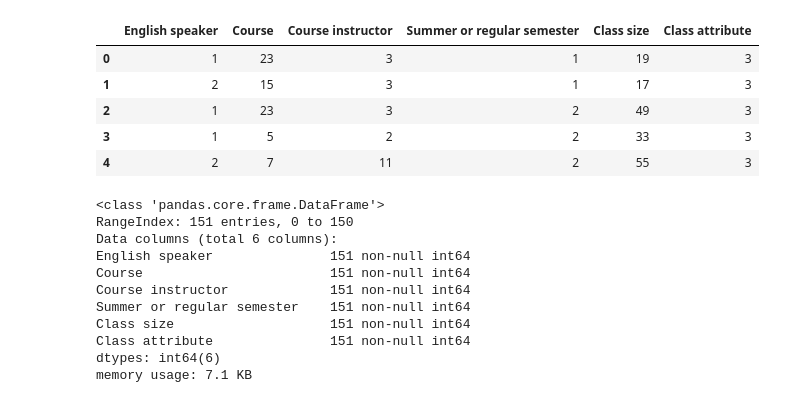
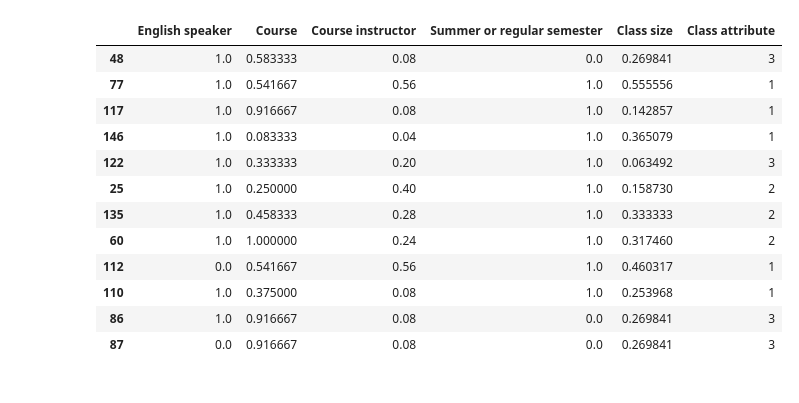
Before and after one commit to fkruczek/neural-network-classification, a Jupyter notebook: script3.ipynb, the cells around one changed output. Saved outputs shown, nothing was run; the diff lists cells and outputs as text; code cells hidden in the pictures.

```diff
--- a/script3.ipynb
+++ b/script3.ipynb
@@ -7,3 +7,19 @@ from random import shuffle
 from matplotlib import cm
 
 %matplotlib inline
+
+np.random.seed(157)
+error_tab = []
+lr_tab = []
+acc_tab = []
+
+dfu = pd.read_csv('tae.data', header=None)
+
+columns = ['English speaker', 'Course', 'Course instructor', 'Summer or regular semester', 'Class size', 'Class attribute']
+dfu.columns = columns
+
+# dfu.info()
+
+df=dfu
+df=((df-df.min())/(df.max()-df.min()))
+df["Class attribute"]=dfu["Class attribute"]
@@ -15,33 +26,5 @@ acc_tab = []
-# %%
-df = pd.read_csv('tae.data', header=None)
-# %%
-columns = ['English speaker', 'Course', 'Course instructor', 'Summer or regular semester', 'Class size', 'Class attribute']
-df.columns = columns
-# %%
-df.head(5)
-# %% [output]
-|  | English speaker | Course | Course instructor | Summer or regular semester | Class size | Class attribute |
-| 0 | 1 | 23 | 3 | 1 | 19 | 3 |
-| 1 | 2 | 15 | 3 | 1 | 17 | 3 |
-| 2 | 1 | 23 | 3 | 2 | 49 | 3 |
-| 3 | 1 | 5 | 2 | 2 | 33 | 3 |
-| 4 | 2 | 7 | 11 | 2 | 55 | 3 |
-# %%
-df.info()
-# %% [output]
-<class 'pandas.core.frame.DataFrame'>
-RangeIndex: 151 entries, 0 to 150
-Data columns (total 6 columns):
-English speaker               151 non-null int64
-Course                        151 non-null int64
-Course instructor             151 non-null int64
-Summer or regular semester    151 non-null int64
-Class size                    151 non-null int64
-Class attribute               151 non-null int64
-dtypes: int64(6)
-memory usage: 7.1 KB
 # %%
-valid = df.sample(15)
+valid = df.sample(12)
 train = df.drop(valid.index)
 
 x = train.drop('Class attribute', axis=1).values
@@ -51,6 +34,22 @@ y = pd.get_dummies(train['Class attribute']).values
 xt = valid.drop('Class attribute', axis=1).values
 labels = valid['Class attribute']
 yt = pd.get_dummies(valid['Class attribute']).values
+# %%
+valid.head(12)
+# %% [output]
+|  | English speaker | Course | Course instructor | Summer or regular semester | Class size | Class attribute |
+| 48 | 1.0 | 0.583333 | 0.08 | 0.0 | 0.269841 | 3 |
+| 77 | 1.0 | 0.541667 | 0.56 | 1.0 | 0.555556 | 1 |
+| 117 | 1.0 | 0.916667 | 0.08 | 1.0 | 0.142857 | 1 |
+| 146 | 1.0 | 0.083333 | 0.04 | 1.0 | 0.365079 | 1 |
+| 122 | 1.0 | 0.333333 | 0.20 | 1.0 | 0.063492 | 3 |
+| 25 | 1.0 | 0.250000 | 0.40 | 1.0 | 0.158730 | 2 |
+| 135 | 1.0 | 0.458333 | 0.28 | 1.0 | 0.333333 | 2 |
+| 60 | 1.0 | 1.000000 | 0.24 | 1.0 | 0.317460 | 2 |
+| 112 | 0.0 | 0.541667 | 0.56 | 1.0 | 0.460317 | 1 |
+| 110 | 1.0 | 0.375000 | 0.08 | 1.0 | 0.253968 | 1 |
+| 86 | 1.0 | 0.916667 | 0.08 | 0.0 | 0.269841 | 3 |
+| 87 | 0.0 | 0.916667 | 0.08 | 0.0 | 0.269841 | 3 |
 # %%
 def layer_sizes(X, Y):
     n_x = 5 # input layer
```
Also changed, not shown: parts of 9 cells of this notebook, 3 other files.
